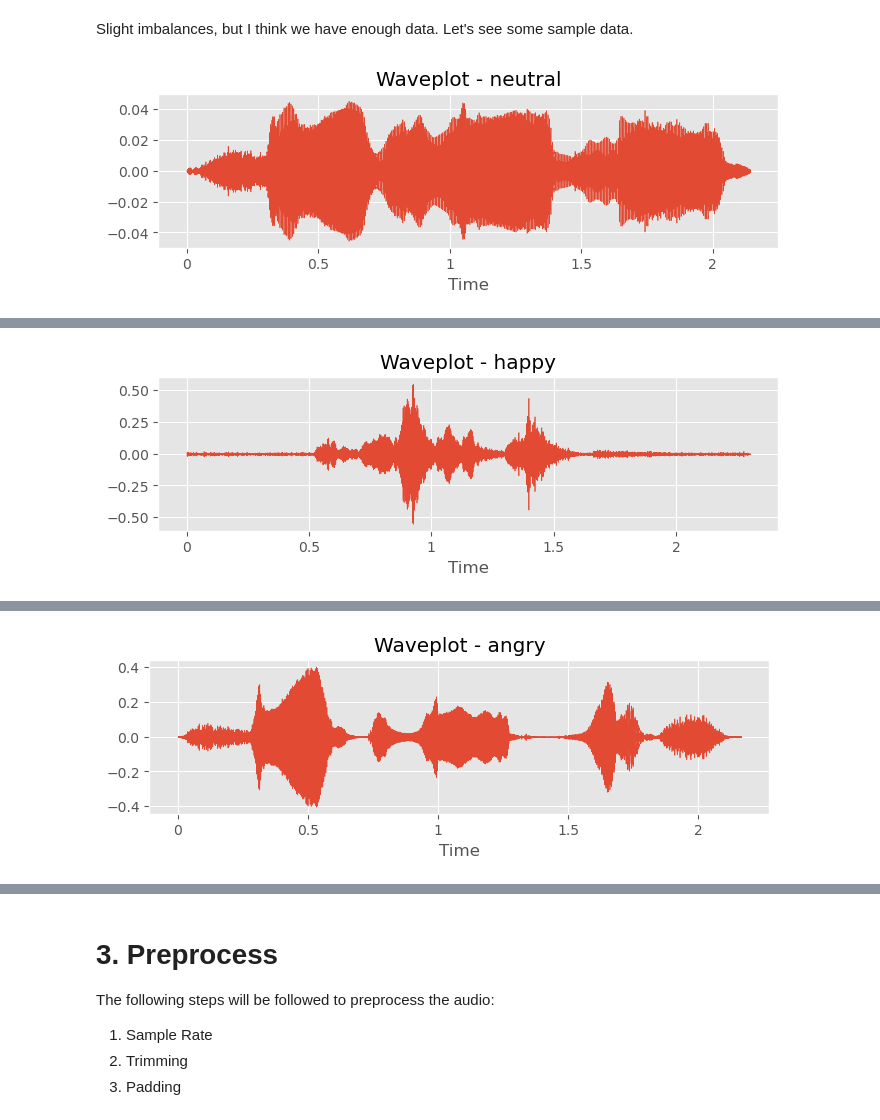
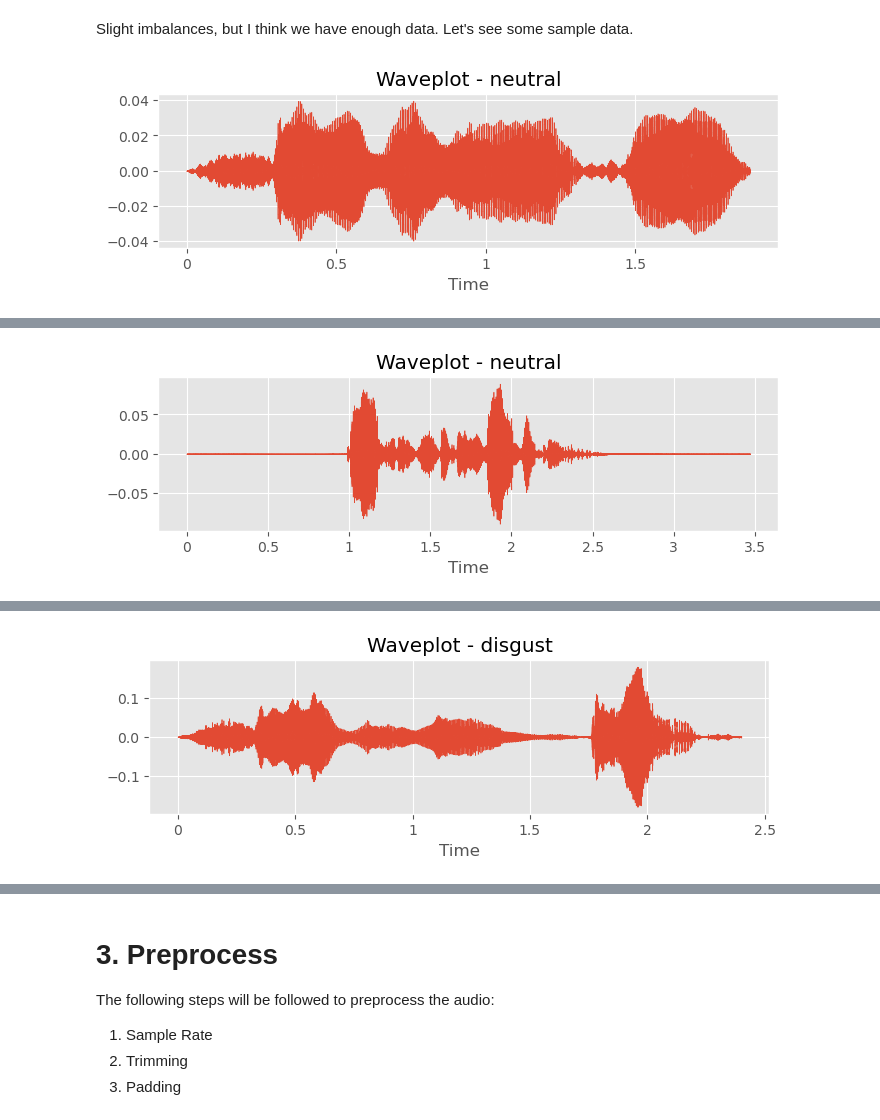
Before and after one commit to S-Gemmin/speech-emotion-recognition, a Jupyter notebook: speech-emotion-recognition-90.ipynb, the cells around one changed output, grey strips where cells are left out. Saved outputs shown, nothing was run; the diff lists cells and outputs as text; code cells hidden in the pictures.

Commit message:
Kaggle Notebook | Speech Emotion Recognition 90% | Version 7

```diff
--- a/speech-emotion-recognition-90.ipynb
+++ b/speech-emotion-recognition-90.ipynb
@@ -172,12 +180,12 @@ tess_df.head()
 
 There are 480 audio files, for example, DC_**a**02.wav.
 # %%
-savee_dir_list = os.listdir(SAVEE)
+savee_directory_list = os.listdir(SAVEE)
 path_list = []
 gender_list = []
 emotion_list = []
 
-emotion_dic = {
+code_to_emotion = {
     'h'  : 'happy',
     'n'  : 'neutral',
     'sa' : 'sad',
@@ -186,21 +194,21 @@ emotion_dic = {
     'd'  : 'disgust'
 }
 
-for audio_file in savee_dir_list:
+for audio_file in savee_directory_list:
     part = audio_file.split('_')[1]
-    key = part[:-6]
-    if key in emotion_dic:
+    code = part[:-6]
+    if code in code_to_emotion:
         path_list.append(f"{SAVEE}{audio_file}")
         gender_list.append('male') # male only dataset
-        emotion_list.append(emotion_dic[key])
+        emotion_list.append(code_to_emotion[code])
 
-savee_df = pd.concat([
+savee = pd.concat([
     pd.DataFrame(path_list, columns=['path']),
     pd.DataFrame(gender_list, columns=['sex']),
     pd.DataFrame(emotion_list, columns=['emotion'])
 ], axis=1)
 
-savee_df.head()
+savee.head()
 # %% [output]
 |  | path | sex | emotion |
 | 0 | /kaggle/input/surrey-audiovisual-... | male | happy |
@@ -211,9 +267,10 @@ savee_df.head()
 # %%
 df = pd.concat([
-    ravdess_df,
-    crema_df,
-    tess_df,
-    savee_df,
+    ravdess,
+    crema,
+    tess,
+    savee,
+    emodb
 ], axis=0)
 df.head()
 # %% [output]
@@ -278,23 +335,23 @@ def create_waveplot(y, sr, title):
     plt.show()
 # %%
 sample_size = 3
-sample_df = df.sample(n=sample_size, random_state=42)
+sample = df.sample(n=sample_size, random_state=1)
 
-for idx, row in sample_df.iterrows():
-   emotion_label = row['emotion']
+for idx, row in sample.iterrows():
+   emotion = row['emotion']
    path = row['path']
 
    y, sr = librosa.load(path)
-   create_waveplot(y, sr, f"Waveplot - {emotion_label}")
+   create_waveplot(y, sr, f"Waveplot - {emotion}")
 
    display(Audio(path))
    print("\n")
 # %% [output]
-[figure, old version]
+[figure, new version]
 [interactive output not drawn]
-[figure, old version]
+[figure, new version]
 [interactive output not drawn]
-[figure, old version]
+[figure, new version]
 [interactive output not drawn]
 # %% [markdown]
 # 3. Preprocess
```
Also changed, not shown: parts of 33 cells of this notebook.
